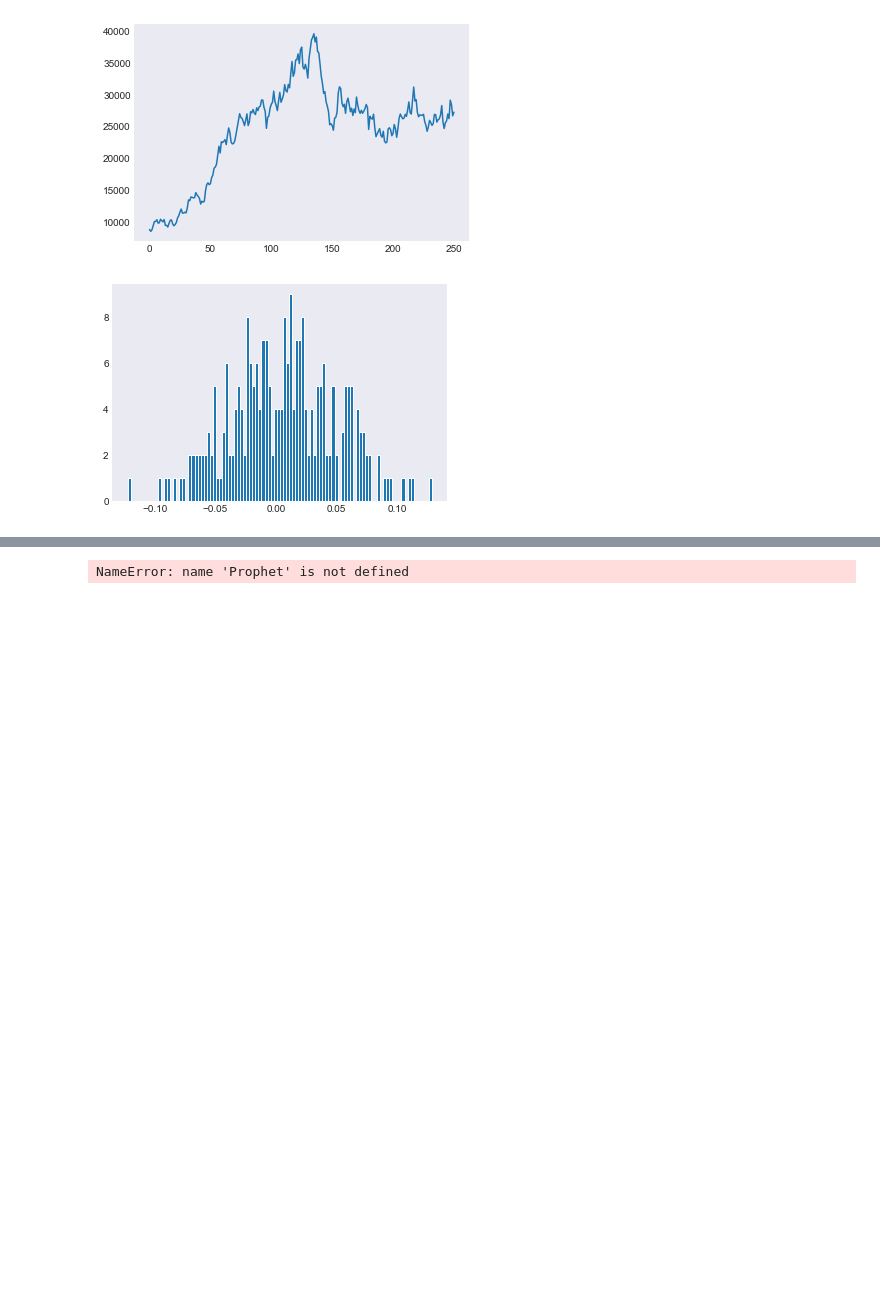
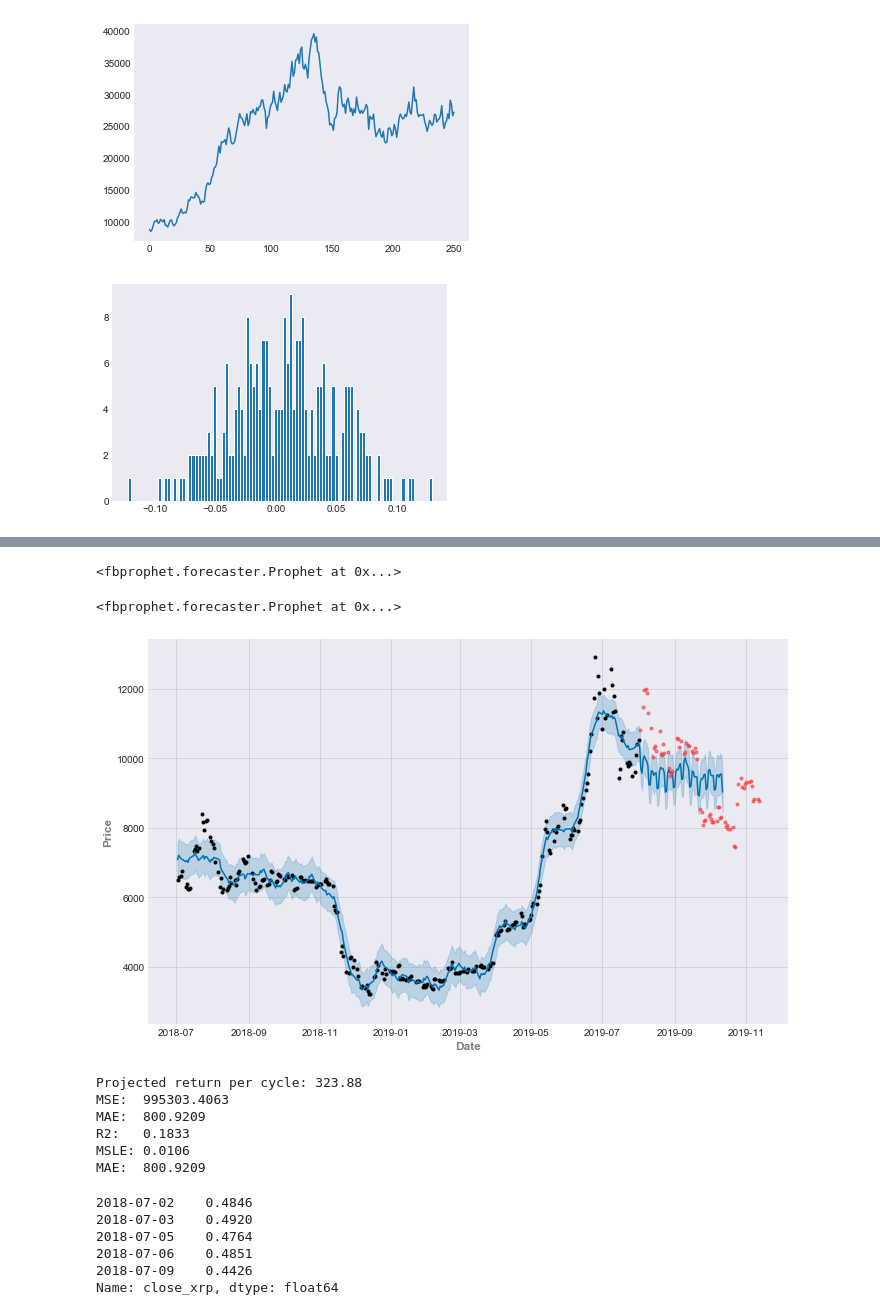
Before and after one commit to blakeheimann2/crypto_public, a Jupyter notebook: Crypto Expl.ipynb, the cells around one changed output, grey strips where cells are left out. Saved outputs shown, nothing was run; the diff lists cells and outputs as text; code cells hidden in the pictures; blank space fills up the shorter version.

```diff
--- a/Crypto Expl.ipynb
+++ b/Crypto Expl.ipynb
@@ -664,5 +664,5 @@ AttributeError: module 'pystan' has no attribute '_chains'
 # %%
-model = Prophet(weekly_seasonality=True, yearly_seasonality=True)
-model.add_seasonality('self_define_cycle', period=5, fourier_order=4)
+model = fb.Prophet(weekly_seasonality=True, yearly_seasonality=True, daily_seasonality=True)
+model.add_seasonality('self_define_cycle', period=20, fourier_order=4)
 # %% [output]
-NameError: name 'Prophet' is not defined
+<fbprophet.forecaster.Prophet at 0x...>
@@ -668,0 +672,22 @@ NameError: name 'Prophet' is not defined
+# %%
+testing = test.set_index('ds')
+testing.index = pd.to_datetime(testing.index)
+training = train.set_index('ds')
+training.index = pd.to_datetime(training.index)
+predict_period = len(testing)
+# %%
+model.fit(train)
+# %% [output]
+<fbprophet.forecaster.Prophet at 0x...>
+# %%
+future = model.make_future_dataframe(periods=predict_period)
+# %%
+fcast = model.predict(future)
+# %%
+model.plot(fcast)
+plt.plot(testing.index, testing.values, '.', color='#ff3333', alpha=0.6)
+plt.xlabel('Date', fontsize=12, fontweight='bold', color='gray')
+plt.ylabel('Price', fontsize=12, fontweight='bold', color='gray')
+plt.show()
+# %% [output]
+[figure, added]
@@ -668,0 +701,37 @@ NameError: name 'Prophet' is not defined
+# %%
+ret = max(fcast.self_define_cycle) - min(fcast.self_define_cycle)
+model_df = fcast['yhat']
+model_df.index = fcast['ds'].astype('datetime64[ns]')
+out_df = pd.concat([testing, model_df], axis=1)
+out_df = out_df[~out_df.iloc[:, 0].isnull()]
+out_df = out_df[~out_df.iloc[:, 1].isnull()]
+mse = mean_squared_error(out_df.iloc[:, 0], out_df.iloc[:, 1])
+mae = mean_absolute_error(out_df.iloc[:, 0], out_df.iloc[:, 1])
+r2 = r2_score(out_df.iloc[:, 0], out_df.iloc[:, 1])
+mslog = mean_squared_log_error(out_df.iloc[:, 0], out_df.iloc[:, 1])
+mae = median_absolute_error(out_df.iloc[:, 0], out_df.iloc[:, 1])
+
+rep = [ret, mse, mae, r2, mslog, mae]
+print("Projected return per cycle: {}".format(round(rep[0], 2)))
+print("MSE:  {}".format(round(rep[1], 4)))
+print("MAE:  {}".format(round(rep[2], 4)))
+print("R2:   {}".format(round(rep[3], 4)))
+print("MSLE: {}".format(round(rep[4], 4)))
+print("MAE:  {}".format(round(rep[5], 4)))
+# %% [output]
+Projected return per cycle: 323.88
+MSE:  995303.4063
+MAE:  800.9209
+R2:   0.1833
+MSLE: 0.0106
+MAE:  800.9209
+# %%
+price = pd.Series(coins_mkt['close_xrp'])
+price.head()
+# %% [output]
+2018-07-02    0.4846
+2018-07-03    0.4920
+2018-07-05    0.4764
+2018-07-06    0.4851
+2018-07-09    0.4426
+Name: close_xrp, dtype: float64
```
Also changed, not shown: parts of 67 cells of this notebook.
